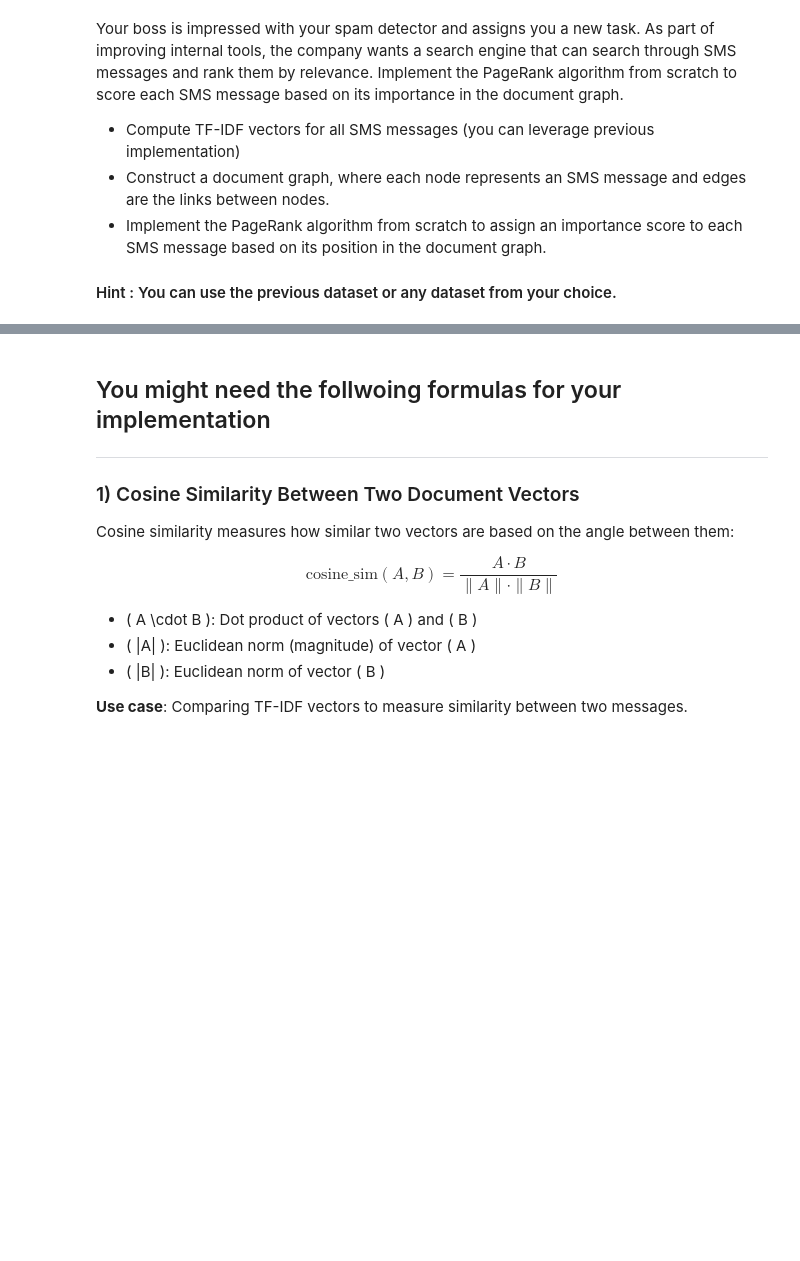
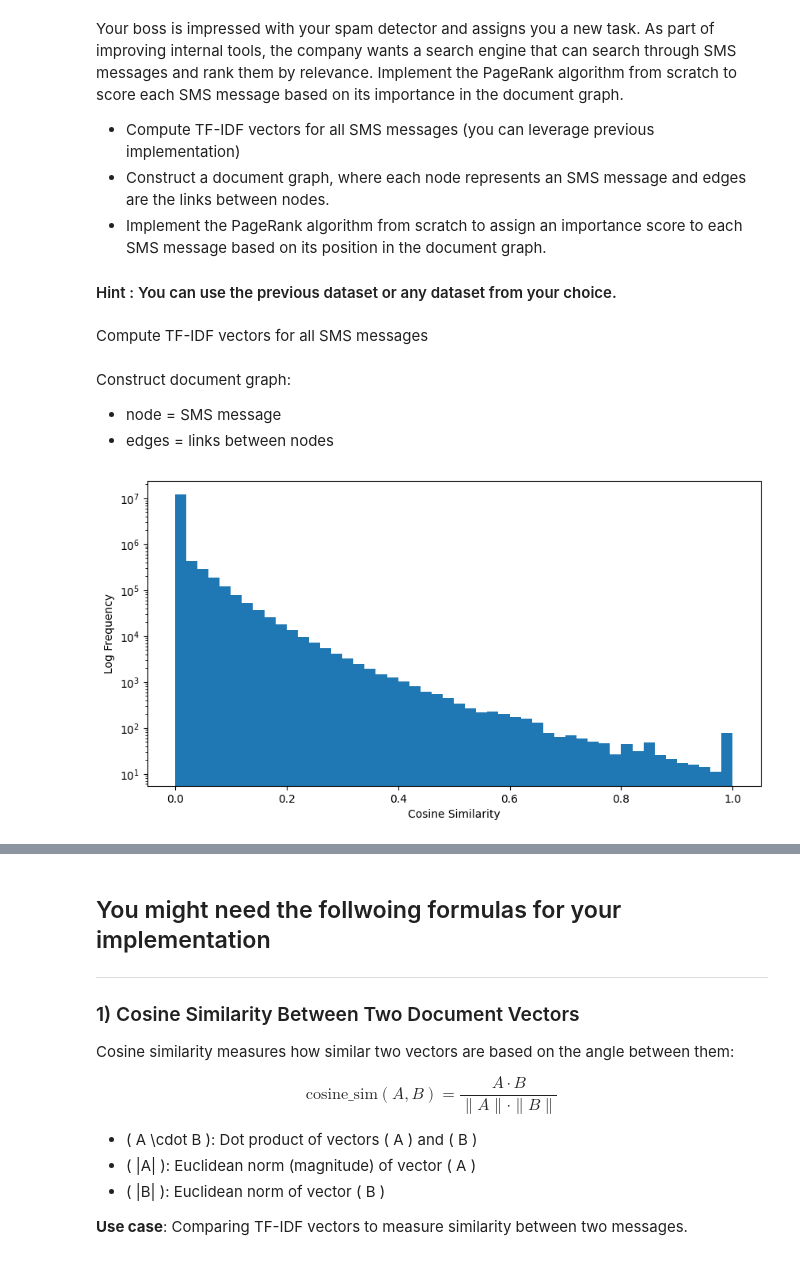
Before and after one commit to jdai01/CAI_NatL, a Jupyter notebook: Assignment 2/Assignment_2.ipynb, the cells around one changed output, grey strips where cells are left out. Saved outputs shown, nothing was run; the diff lists cells and outputs as text; code cells hidden in the pictures; blank space fills up the shorter version.

```diff
--- a/Assignment 2/Assignment_2.ipynb
+++ b/Assignment 2/Assignment_2.ipynb
@@ -291,4 +71,0 @@ class NavieBayesClassifier():
-# %%
-model = NavieBayesClassifier()
-model.train(train_df)
-model.test(test_df, alpha=1)
@@ -448,3 +357,18 @@ Your boss is impressed with your spam detector and assigns you a new task. As pa
 *  Implement the PageRank algorithm from scratch to assign an importance score to each SMS message based on its position in the document graph.
 
 #### Hint : You can use the previous dataset or any dataset from your choice.
+# %% [markdown]
+Compute TF-IDF vectors for all SMS messages
+# %%
+sms_msg = df['message'].tolist()
+sms_labels = df['spam'].tolist()
+
+# Compute TF-IDF vectors
+model = SpamClassifier(mode="tfidf")
+model.build_vocab(sms_msg)
+tokenized_docs = [model.preprocess(doc) for doc in sms_msg]
+tfidf_vectors = model.tf_idf(tokenized_docs)
+# %% [markdown]
+Construct document graph:
+- node = SMS message
+- edges = links between nodes
@@ -450,0 +394,34 @@ Your boss is impressed with your spam detector and assigns you a new task. As pa
+# %%
+def compute_similarity_matrix(tfidf_vectors):
+    """
+    Compute the cosine similarity matrix for TF-IDF vectors
+    """
+    # Convert to np.array
+    tfidf_matrix = np.array(tfidf_vectors)
+
+    # Compute cosine similarity
+    dot_product_matrix = np.dot(tfidf_matrix, tfidf_matrix.T)   # Compute dot matrix with its transpose
+    magnitudes = np.linalg.norm(tfidf_matrix, axis=1)           # Compute the magnitudes (norms) of each vector
+    denom = np.outer(magnitudes, magnitudes)                    # Outer product of magnitudes
+    epsilon = 1e-10                                             # Add epsilon to avoid division by zero
+    cosine_sim_matrix = dot_product_matrix / (denom + epsilon)
+
+    return cosine_sim_matrix
+
+cosine_sim_matrix = compute_similarity_matrix(tfidf_vectors)
+# %%
+# Flatten the upper triangle (excluding diagonal) to avoid redundancy
+upper_tri = cosine_sim_matrix[np.triu_indices_from(cosine_sim_matrix, k=1)]
+
+# Plot the histogram
+plt.figure(figsize=(10, 5))
+plt.hist(upper_tri, bins=50)
+plt.yscale("log")  # 🔍 Log scale for y-axis
+# plt.title('Histogram of Cosine Similarities (Log Scale)')
+plt.xlabel('Cosine Similarity')
+plt.ylabel('Log Frequency')
+# plt.grid(True)
+plt.savefig('output/cosine-similarity-histogram')
+plt.show()
+# %% [output]
+[figure, added]
```
Also changed, not shown: parts of 40 cells of this notebook, 3 other files.
